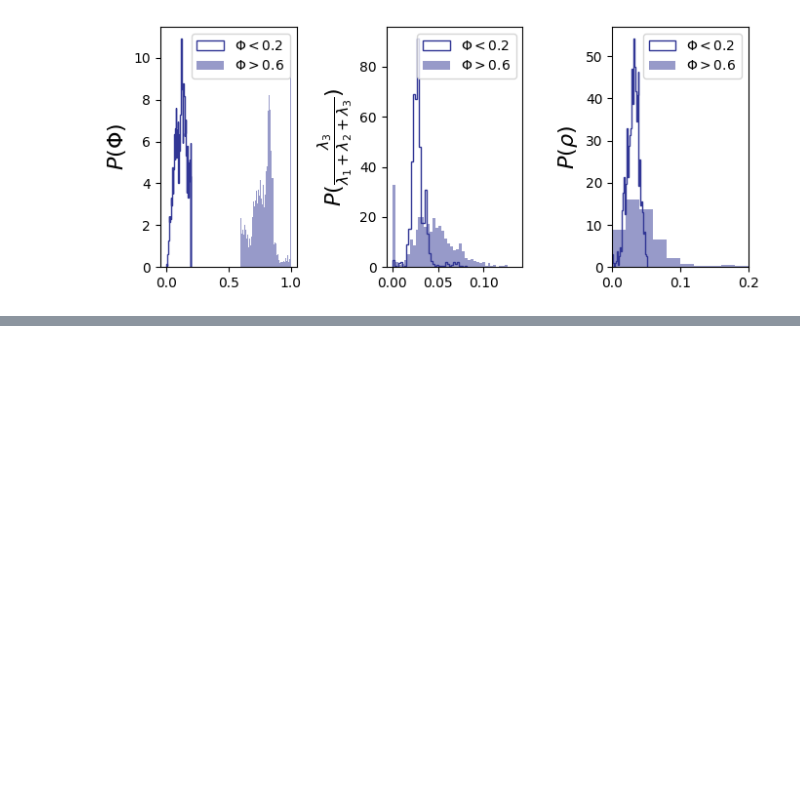
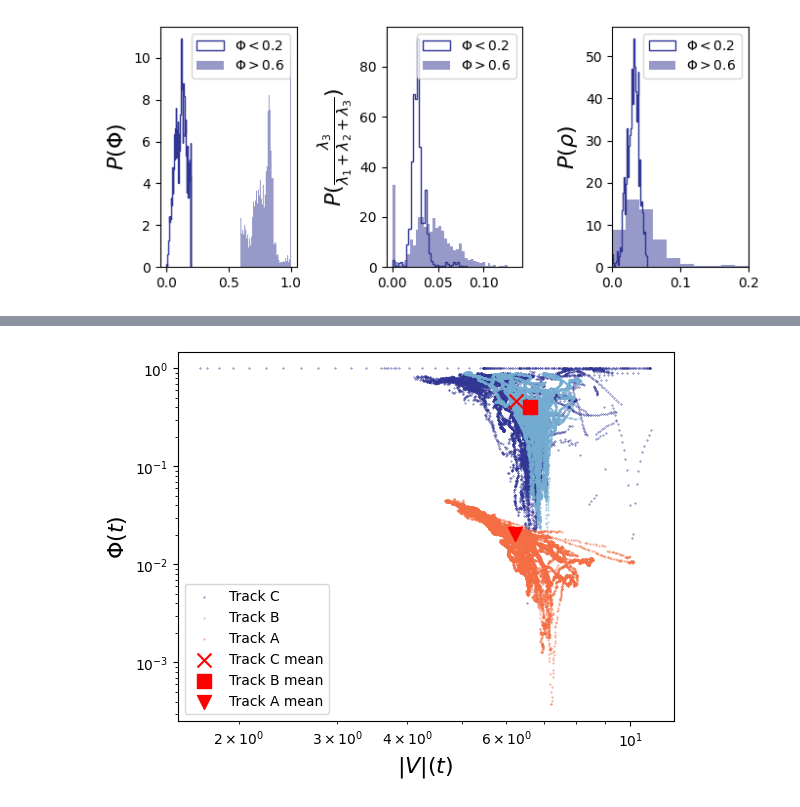
Before and after one commit to mmccraw98/flocking-emergence-iw, a Jupyter notebook: code/data/initial-data-analysis.ipynb, the cells around one changed output, grey strips where cells are left out. Saved outputs shown, nothing was run; the diff lists cells and outputs as text; code cells hidden in the pictures; blank space fills up the shorter version.

```diff
--- a/code/data/initial-data-analysis.ipynb
+++ b/code/data/initial-data-analysis.ipynb
@@ -302,0 +287,15 @@ df_A
+# %%
+plt.scatter(df_C.groupby('time').V.mean(), vel_order_C, label='Track C', color=colors[4], s=0.1)
+plt.scatter(df_B.groupby('time').V.mean(), vel_order_B, label='Track B', color=colors[3], s=0.1)
+plt.scatter(df_A.groupby('time').V.mean(), vel_order_A, label='Track A', color=colors[0], s=0.1)
+plt.scatter(np.mean(df_C.groupby('time').V.mean()), np.mean(vel_order_C), label='Track C mean', color='r', marker='x', s=100)
+plt.scatter(np.mean(df_B.groupby('time').V.mean()), np.mean(vel_order_B), label='Track B mean', color='r', marker='s', s=100)
+plt.scatter(np.mean(df_A.groupby('time').V.mean()), np.mean(vel_order_A), label='Track A mean', color='r', marker='v', s=100)
+plt.xscale('log')
+plt.yscale('log')
+plt.xlabel('$|V|(t)$', fontsize=16)
+plt.ylabel('$\Phi(t)$', fontsize=16)
+plt.legend()
+plt.savefig('velocity_order_parameter_vs_velocity_magnitude.png', dpi=300, bbox_inches='tight')
+# %% [output]
+[figure, added]
```
Also changed, not shown: parts of 7 cells of this notebook, 3 other files.
